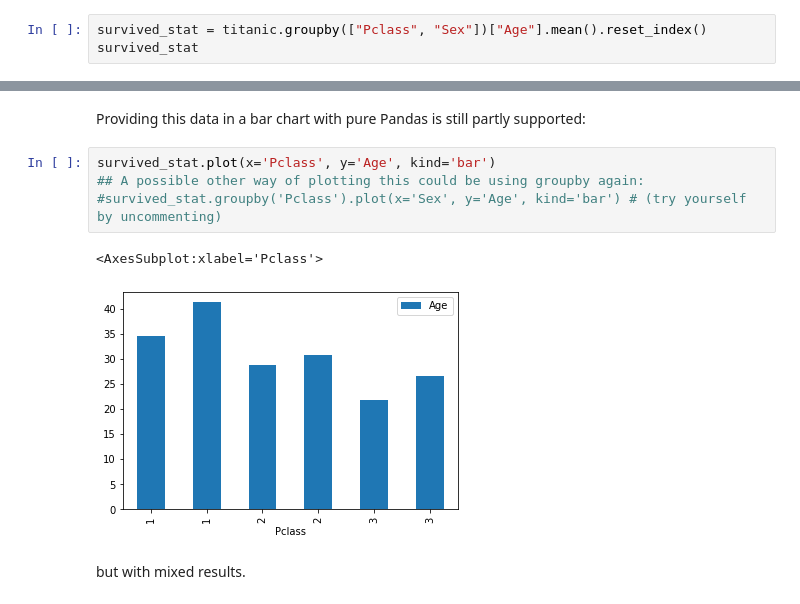
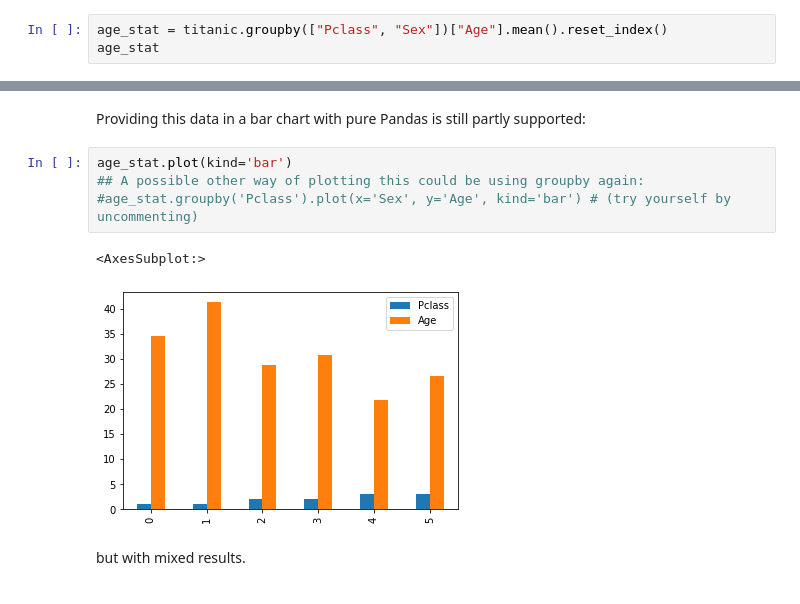
Before and after one commit to jorisvandenbossche/course-python-data, a Jupyter notebook: notebooks/visualization_02_seaborn.ipynb, the cells around one changed output, grey strips where cells are left out. Cells and saved outputs as stored; diff of their text form.

```diff
--- a/notebooks/visualization_02_seaborn.ipynb
+++ b/notebooks/visualization_02_seaborn.ipynb
@@ -42,8 +42,8 @@ Let's consider following question:
 # %% [markdown]
 Hence, we should define the *mean* of the male and female groups of column `Survived` in combination with the groups of the `Pclass` column. In Pandas terminology:
 # %%
-survived_stat = titanic.groupby(["Pclass", "Sex"])["Age"].mean().reset_index()
-survived_stat
+age_stat = titanic.groupby(["Pclass", "Sex"])["Age"].mean().reset_index()
+age_stat
 # %% [output]
 |  | Pclass | Sex | Age |
 | 0 | 1 | female | 34.611765 |
@@ -55,12 +55,12 @@ survived_stat
 # %% [markdown]
 Providing this data in a bar chart with pure Pandas is still partly supported:
 # %%
-survived_stat.plot(x='Pclass', y='Age', kind='bar')
+age_stat.plot(kind='bar')
 ## A possible other way of plotting this could be using groupby again:
-#survived_stat.groupby('Pclass').plot(x='Sex', y='Age', kind='bar') # (try yourself by uncommenting)
+#age_stat.groupby('Pclass').plot(x='Sex', y='Age', kind='bar') # (try yourself by uncommenting)
 # %% [output]
-<AxesSubplot:xlabel='Pclass'>
+<AxesSubplot:>
-[figure, old version]
+[figure, new version]
 # %% [markdown]
 but with mixed results.
 # %% [markdown]
```
Also changed, not shown: parts of 1 cell of this notebook, 1 other file.
